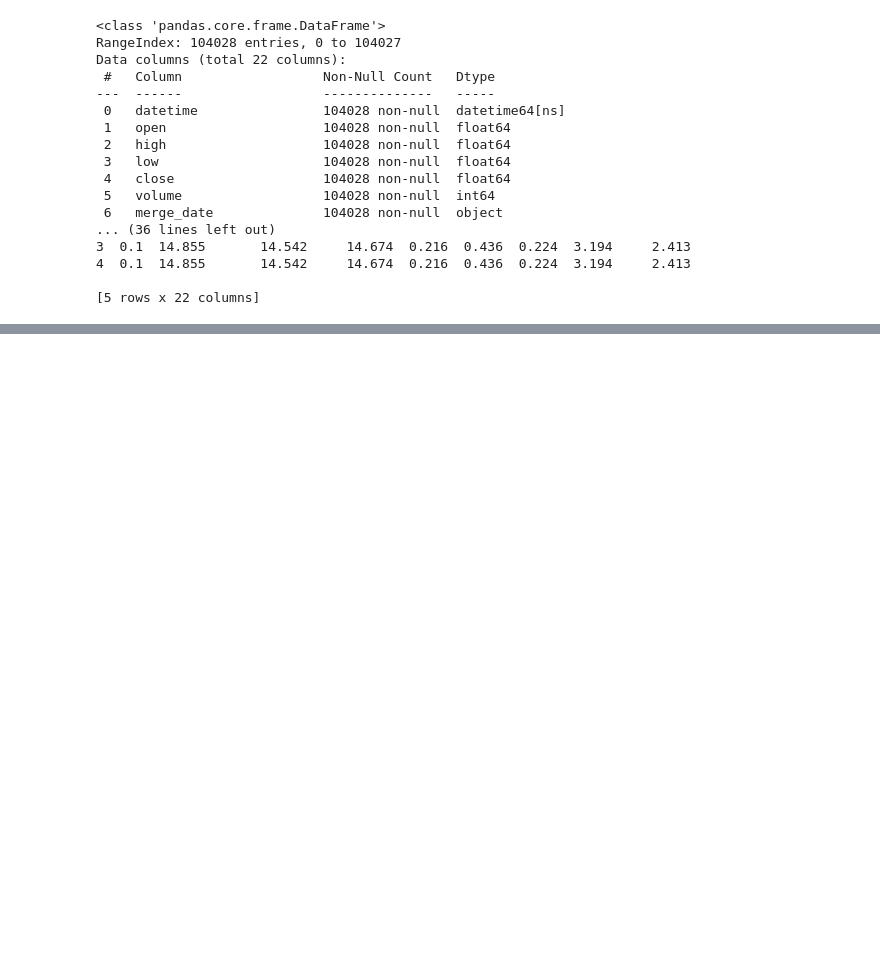
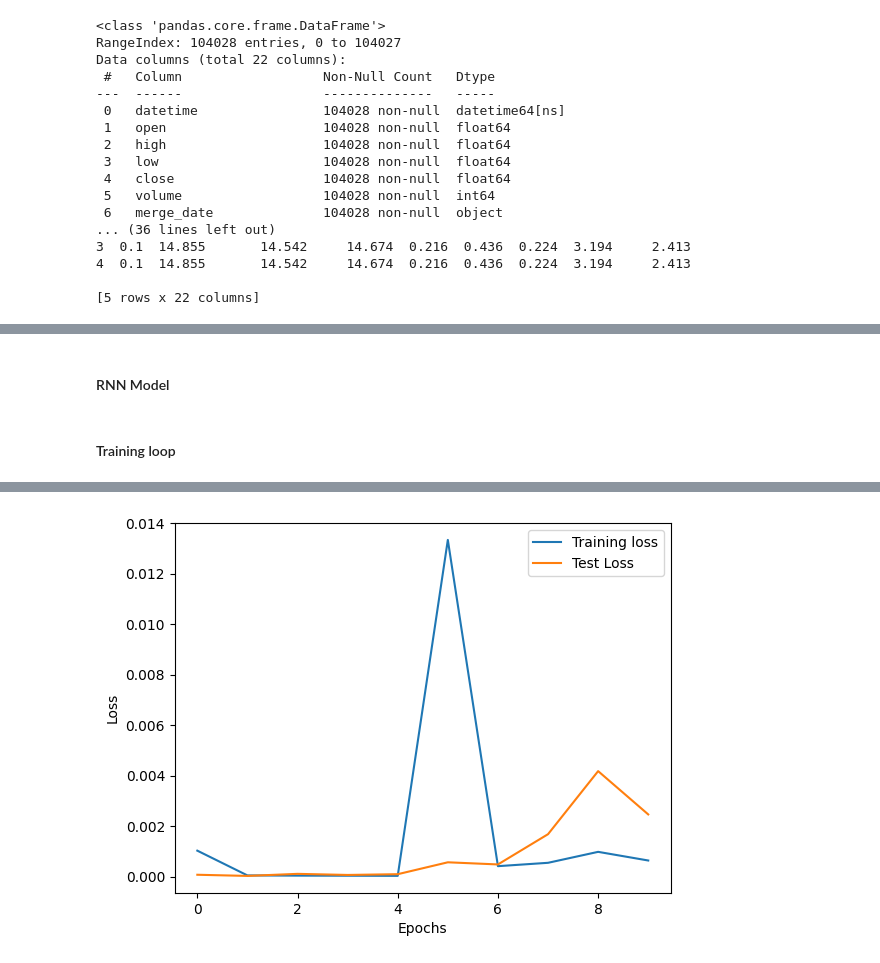
Before and after one commit to JacksonWung/CIS545_Repo, a Jupyter notebook: notebooks/01_EDA.ipynb, the cells around one changed output, grey strips where cells are left out. Saved outputs shown, nothing was run; the diff lists cells and outputs as text; code cells hidden in the pictures; blank space fills up the shorter version.

```diff
--- a/notebooks/01_EDA.ipynb
+++ b/notebooks/01_EDA.ipynb
@@ -410,0 +574,2 @@ Data columns (total 22 columns):
+# %% [markdown]
+#### RNN Model
@@ -410,0 +637,69 @@ Data columns (total 22 columns):
+# %% [markdown]
+#### Training loop
+# %%
+from torch.utils.data import TensorDataset
+from torch.utils.data import Dataset, DataLoader
+import torch.optim as optim
+from torchmetrics.regression import MeanSquaredError
+
+
+training_dataset = TensorDataset(
+    torch.from_numpy(X_train).float(),
+    torch.from_numpy(y_train).float()
+)
+
+test_dataset = TensorDataset(
+    torch.from_numpy(X_test).float(),
+    torch.from_numpy(y_test).float()
+)
+
+train_loader = DataLoader(training_dataset, batch_size=50, shuffle=True)
+test_loader = DataLoader(test_dataset, batch_size=50, shuffle=True)
+
+# simple RNN
+net = Net()
+criterion = nn.MSELoss()
+optimizer = optim.Adam(net.parameters(), lr=0.01)
+num_epochs = 10
+mean_epoch_train_loss = 0.0
+epoch_train_loss = []
+epoch_test_loss = []
+mse = MeanSquaredError()
+mean_epoch_test_loss = 0.0
+
+for epoch in range(num_epochs):
+    training_loss = 0.0
+    validation_loss = 0.0
+    for seqs, labels in train_loader:
+        #print(seqs)
+        output = net(seqs)
+        loss = criterion(output, labels)
+        optimizer .zero_grad()
+        loss.backward()
+        optimizer.step()
+        training_loss += loss.item()
+    mean_epoch_train_loss = training_loss / len(train_loader)
+    epoch_train_loss.append(mean_epoch_train_loss)
+
+
+    net.eval()
+    with torch.no_grad():
+        for seqs, label in test_loader:
+            test_output = net(seqs)
+            test_output_squeezed = torch.squeeze(test_output)
+            test_loss = mse(test_output, label)
+            validation_loss += test_loss.item()
+    mean_epoch_test_loss = validation_loss/ len(test_loader)
+    epoch_test_loss.append(mean_epoch_test_loss)
+
+
+    print("Epoch: ", epoch, "Training Loss:", mean_epoch_train_loss, "Test Loss: ", mean_epoch_test_loss)
+
+
+plt.plot(range(num_epochs), epoch_train_loss, label='Training loss')
+plt.plot(range(num_epochs), epoch_test_loss, label='Test Loss')
+plt.xlabel("Epochs")
+plt.ylabel("Loss")
+plt.legend()
+plt.show()
+# %% [output]
@@ -410,0 +716 @@ Data columns (total 22 columns):
+[figure, added]
```
Also changed, not shown: parts of 22 cells of this notebook.
